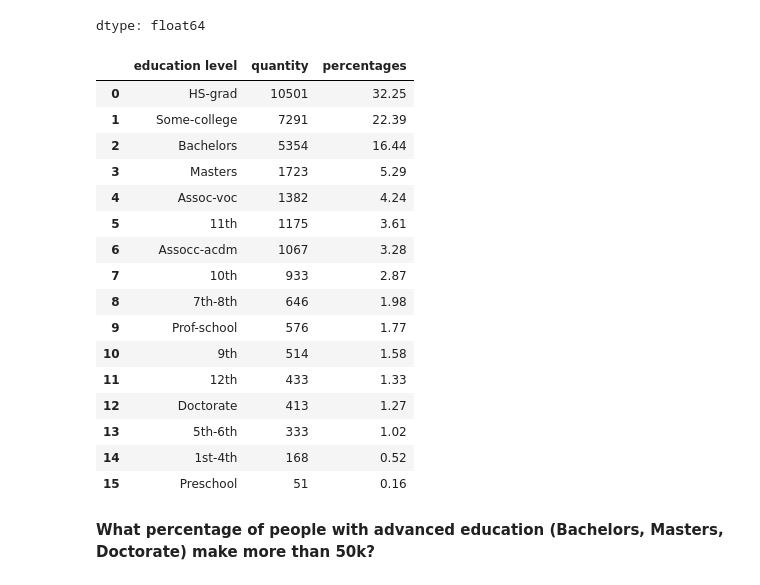
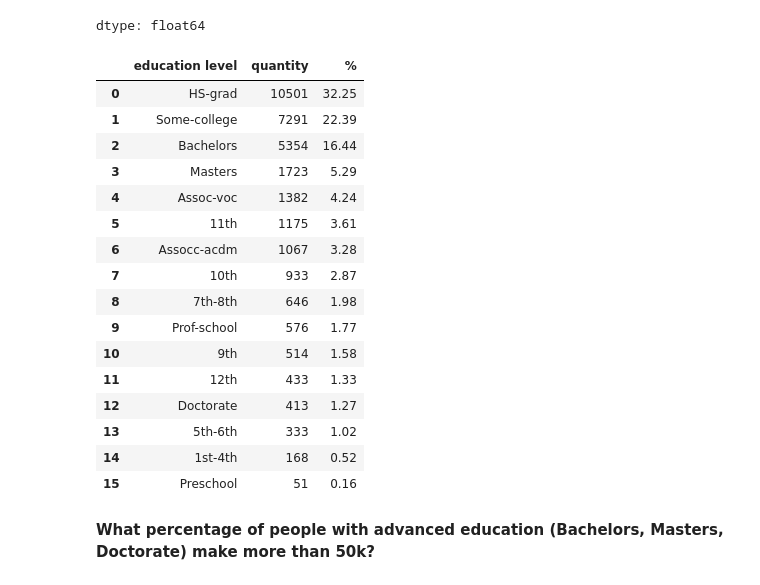
Before and after one commit to mfernandezzz/Data-Analysis-Projects, a Jupyter notebook: demographic_data_analyzer.ipynb, the cells around one changed output. Saved outputs shown, nothing was run; the diff lists cells and outputs as text; code cells hidden in the pictures.

```diff
--- a/demographic_data_analyzer.ipynb
+++ b/demographic_data_analyzer.ipynb
@@ -157,26 +160,10 @@ dtype: int64
 # %%
-#create a new dataframe with the results obtained before
 df_education = pd.DataFrame({
-    'education level': [
-        'HS-grad',
-        'Some-college',
-        'Bachelors',
-        'Masters',
-        'Assoc-voc',
-        '11th',
-        'Assocc-acdm',
-        '10th',
-        '7th-8th',
-        'Prof-school',
-        '9th',
-        '12th',
-        'Doctorate',
-        '5th-6th',
-        '1st-4th',
-        'Preschool'
-    ],
+    'education level': ['HS-grad', 'Some-college', 'Bachelors', 'Masters', 'Assoc-voc', '11th', 'Assocc-acdm', '10th', '7th-8th', 'Prof-school', '9th', '12th',
+                        'Doctorate', '5th-6th', '1st-4th', 'Preschool'],
     'quantity': [10501, 7291, 5354, 1723, 1382, 1175, 1067, 933, 646, 576, 514, 433, 413, 333, 168, 51]
 }, columns = ['education level', 'quantity'])
+
 df_education
 # %% [output]
 |  | education level | quantity |
@@ -209,11 +195,10 @@ round(bach_percentage, 2)
 | 2 | 16.44 |
 dtype: float64
 # %%
-#assign a new column with the percentages of people per education level
-df_education['percentages'] = round(df_education['quantity'] * 100 / total, 2)
+df_education['%'] = round(df_education['quantity'] * 100 / total, 2)
 df_education
 # %% [output]
-|  | education level | quantity | percentages |
+|  | education level | quantity | % |
 | 0 | HS-grad | 10501 | 32.25 |
 | 1 | Some-college | 7291 | 22.39 |
 | 2 | Bachelors | 5354 | 16.44 |
```
Also changed, not shown: parts of 74 cells of this notebook.
